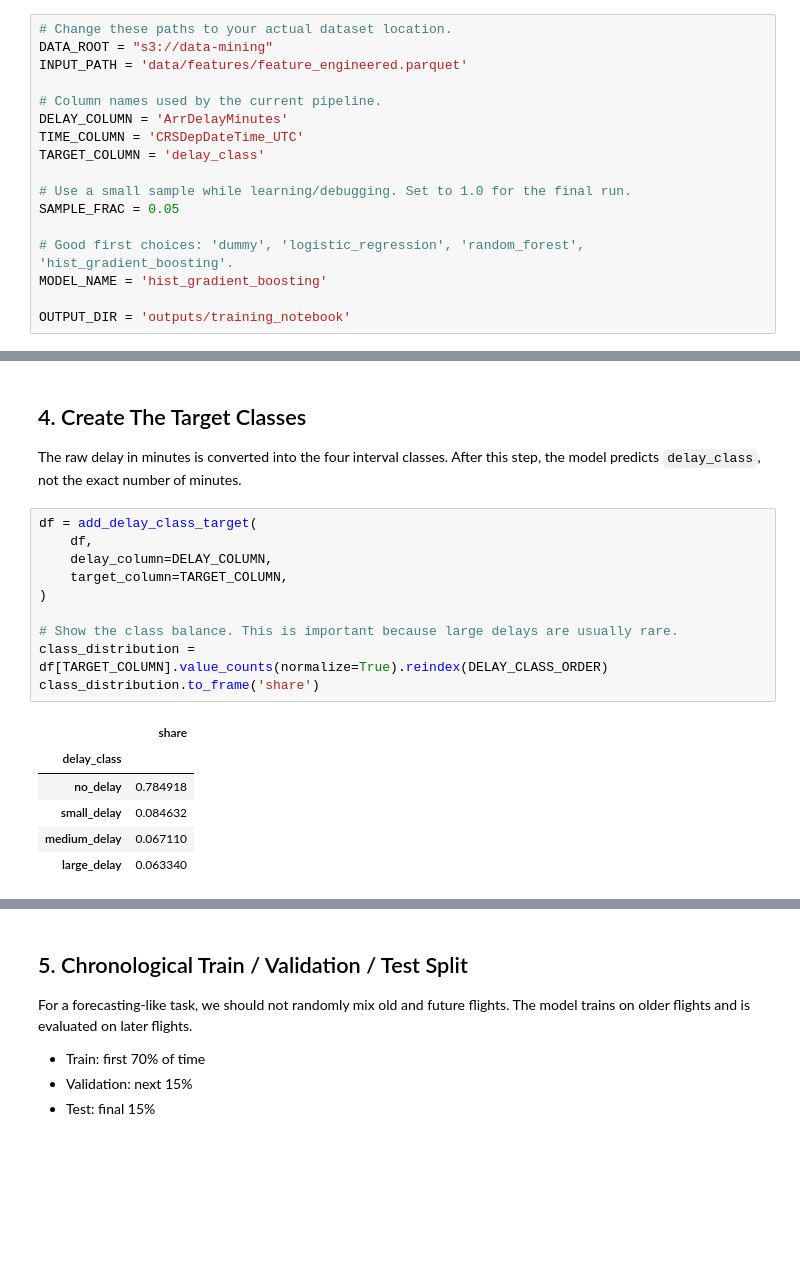
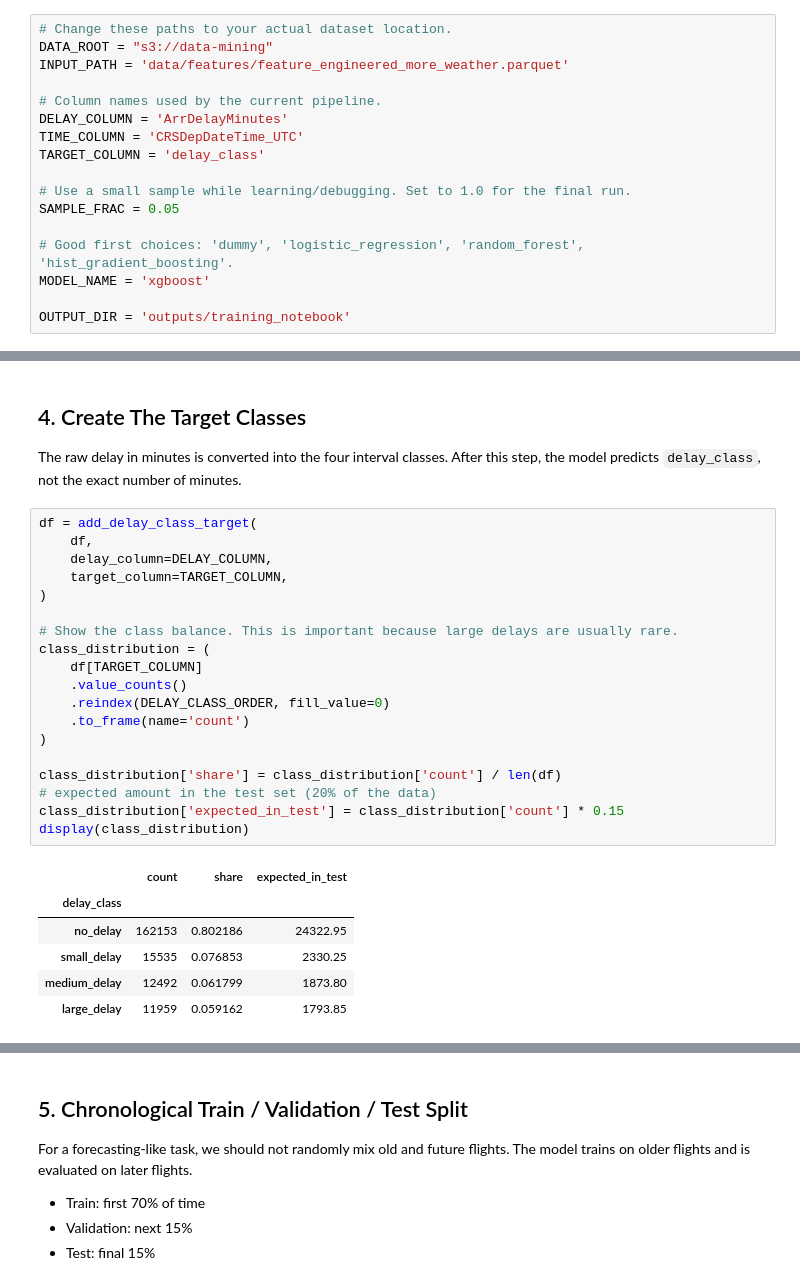
Before and after one commit to jmo2k02/ie500_data_mining_project, a Jupyter notebook: pipeline/05_training_pipeline_walkthrough.ipynb, the cells around one changed output, grey strips where cells are left out. Cells and saved outputs as stored; diff of their text form; blank space fills up the shorter version.

```diff
--- a/pipeline/05_training_pipeline_walkthrough.ipynb
+++ b/pipeline/05_training_pipeline_walkthrough.ipynb
@@ -54,7 +55,7 @@ Examples:
 # %%
 # Change these paths to your actual dataset location.
 DATA_ROOT = "s3://data-mining"
-INPUT_PATH = 'data/features/feature_engineered.parquet'
+INPUT_PATH = 'data/features/feature_engineered_more_weather.parquet'
 
 # Column names used by the current pipeline.
 DELAY_COLUMN = 'ArrDelayMinutes'
@@ -65,7 +66,7 @@ TARGET_COLUMN = 'delay_class'
 SAMPLE_FRAC = 0.05
 
 # Good first choices: 'dummy', 'logistic_regression', 'random_forest', 'hist_gradient_boosting'.
-MODEL_NAME = 'hist_gradient_boosting'
+MODEL_NAME = 'xgboost'
 
 OUTPUT_DIR = 'outputs/training_notebook'
 # %% [markdown]
@@ -105,17 +106,26 @@ The raw delay in minutes is converted into the four interval classes. After this
 # %%
 df = add_delay_class_target(
     df,
     delay_column=DELAY_COLUMN,
     target_column=TARGET_COLUMN,
 )
 
 # Show the class balance. This is important because large delays are usually rare.
-class_distribution = df[TARGET_COLUMN].value_counts(normalize=True).reindex(DELAY_CLASS_ORDER)
-class_distribution.to_frame('share')
+class_distribution = (
+    df[TARGET_COLUMN]
+    .value_counts()
+    .reindex(DELAY_CLASS_ORDER, fill_value=0)
+    .to_frame(name='count')
+)
+
+class_distribution['share'] = class_distribution['count'] / len(df)
+# expected amount in the test set (20% of the data)
+class_distribution['expected_in_test'] = class_distribution['count'] * 0.15
+display(class_distribution)
 # %% [output]
-|  | share |
-| delay_class |  |
-| no_delay | 0.784918 |
-| small_delay | 0.084632 |
-| medium_delay | 0.067110 |
-| large_delay | 0.063340 |
+|  | count | share | expected_in_test |
+| delay_class |  |  |  |
+| no_delay | 162153 | 0.802186 | 24322.95 |
+| small_delay | 15535 | 0.076853 | 2330.25 |
+| medium_delay | 12492 | 0.061799 | 1873.80 |
+| large_delay | 11959 | 0.059162 | 1793.85 |
```
Also changed, not shown: parts of 20 cells of this notebook, 6 other files.
